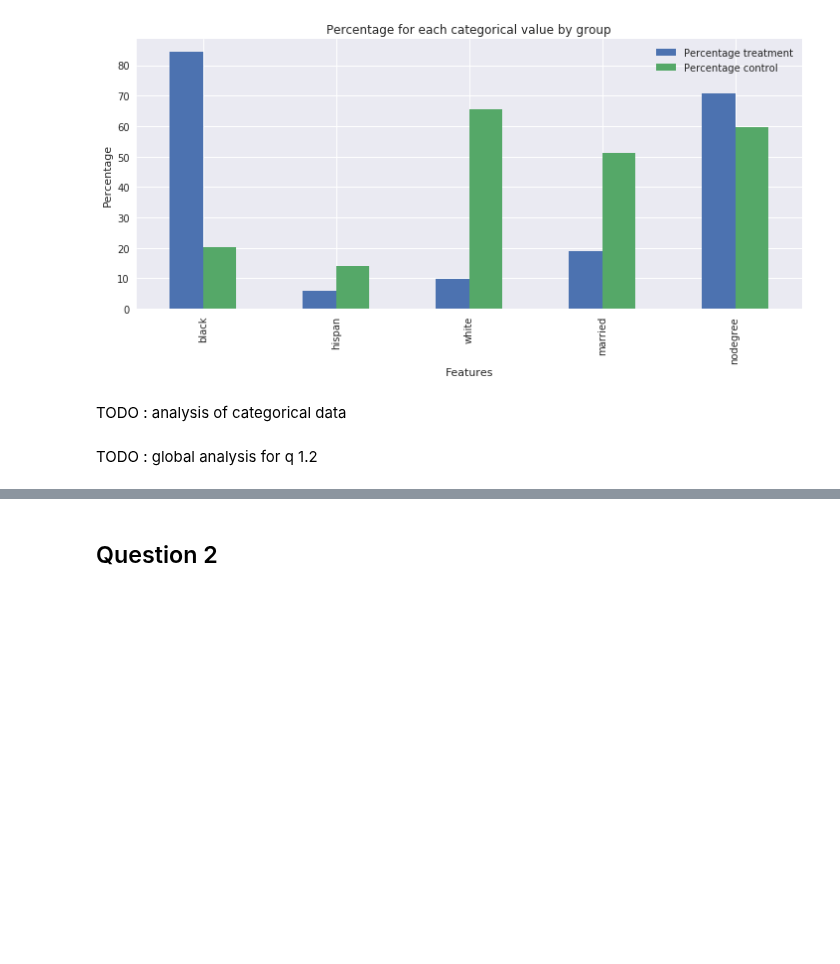
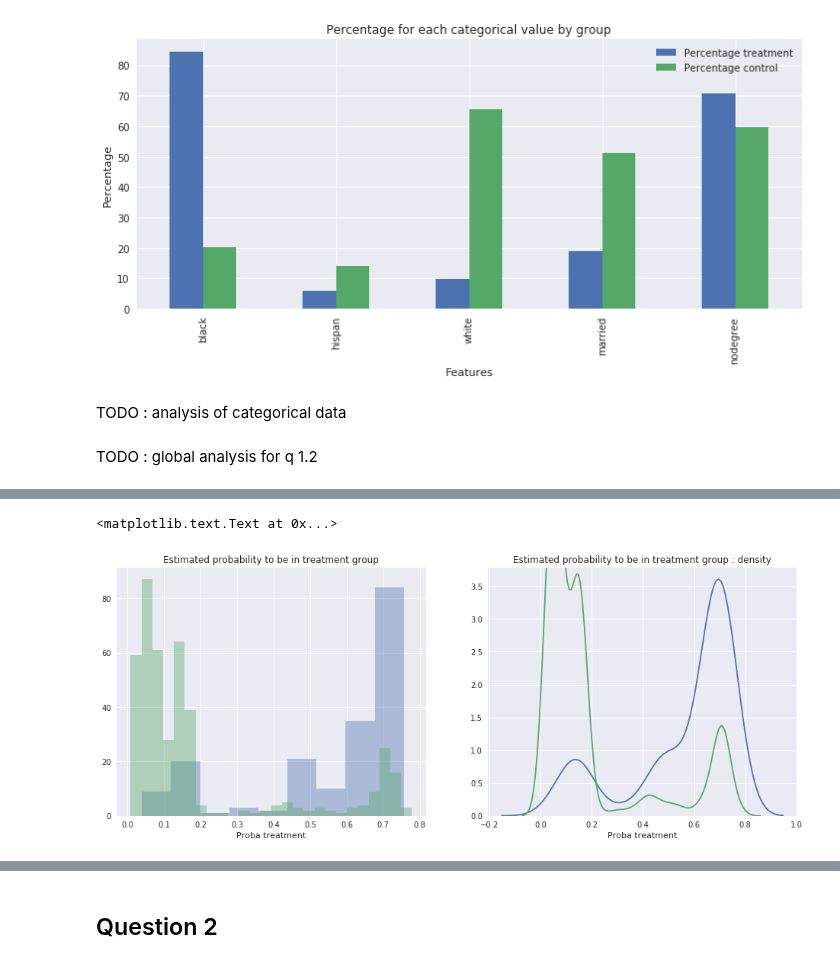
Before and after one commit to ImLemni/ada-epfl, a Jupyter notebook: 04-Applied_ML/Homework_4.ipynb, the cells around one changed output, grey strips where cells are left out. Cells and saved outputs as stored; diff of their text form; code cells hidden in the pictures; blank space fills up the shorter version.

```diff
--- a/04-Applied_ML/Homework_4.ipynb
+++ b/04-Applied_ML/Homework_4.ipynb
@@ -371,0 +377,9 @@ TODO : global analysis for q 1.2
+# %%
+#First let's compute the model
+df_prope = df_lalonde_ori.copy()
+logistic = linear_model.LogisticRegression()
+feature_cols = ["age","educ","black","hispan","married","nodegree","re74","re75"]
+logistic.fit(df_prope[feature_cols],df_prope["treat"])
+for f in range(len(feature_cols)):
+    print("{0} * {1} + ".format(logistic.coef_[0][f], feature_cols[f]))
+print(logistic.intercept_)
@@ -371,0 +396,8 @@ TODO : global analysis for q 1.2
+# %%
+# Let's see our results
+prop_scores = logistic.predict_proba(df_prope[feature_cols])
+#This array contains the prediction for each data, let's add these data to our dataframe
+# TODO : check and explain whi 0 is control and 1 is treatment
+df_prope['Proba treatment'] = np.asarray(prop_scores).T[1]
+df_prope['Proba control'] = np.asarray(prop_scores).T[0]
+df_prope.head(5)
@@ -371,0 +424,4 @@ TODO : global analysis for q 1.2
+# %%
+#To have a first look at probabilities in each group, we will build 2 distincts df
+df_prope_control = df_prope.loc[df_prope['treat']==0]
+df_prope_treat = df_prope.loc[df_prope['treat']==1]
@@ -371,0 +458,14 @@ TODO : global analysis for q 1.2
+# %%
+zone, (plot1, plot2) = plt.subplots(ncols=2)
+zone.set_size_inches(16, 6)
+
+plot1 = sb.distplot(df_prope_treat["Proba treatment"],kde=False, ax=plot1)
+plot1 = sb.distplot(df_prope_control["Proba treatment"],kde=False, ax=plot1)
+plot1.set_title("Estimated probability to be in treatment group")
+
+plot2 = sb.distplot(df_prope_treat["Proba treatment"], hist=False,ax=plot2)
+plot2 = sb.distplot(df_prope_control["Proba treatment"], hist=False,ax=plot2)
+plot2.set_title("Estimated probability to be in treatment group : density")
+# %% [output]
+<matplotlib.text.Text at 0x...>
+[figure, added]
```
Also changed, not shown: parts of 10 cells of this notebook.
